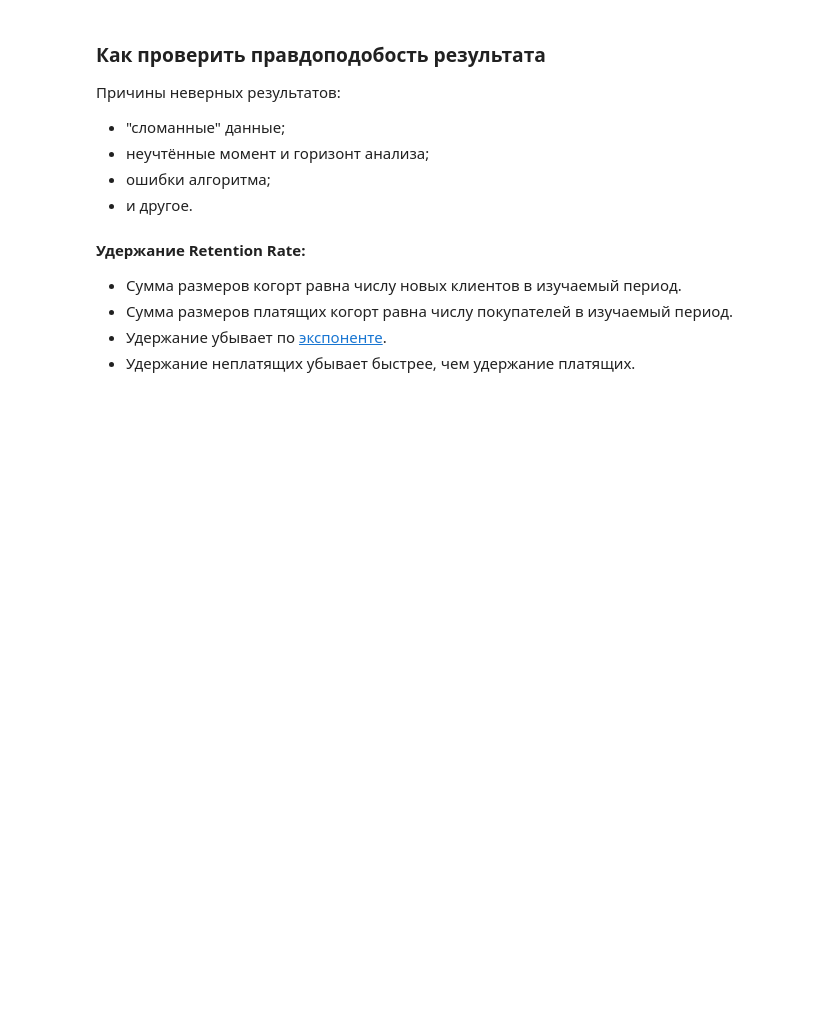
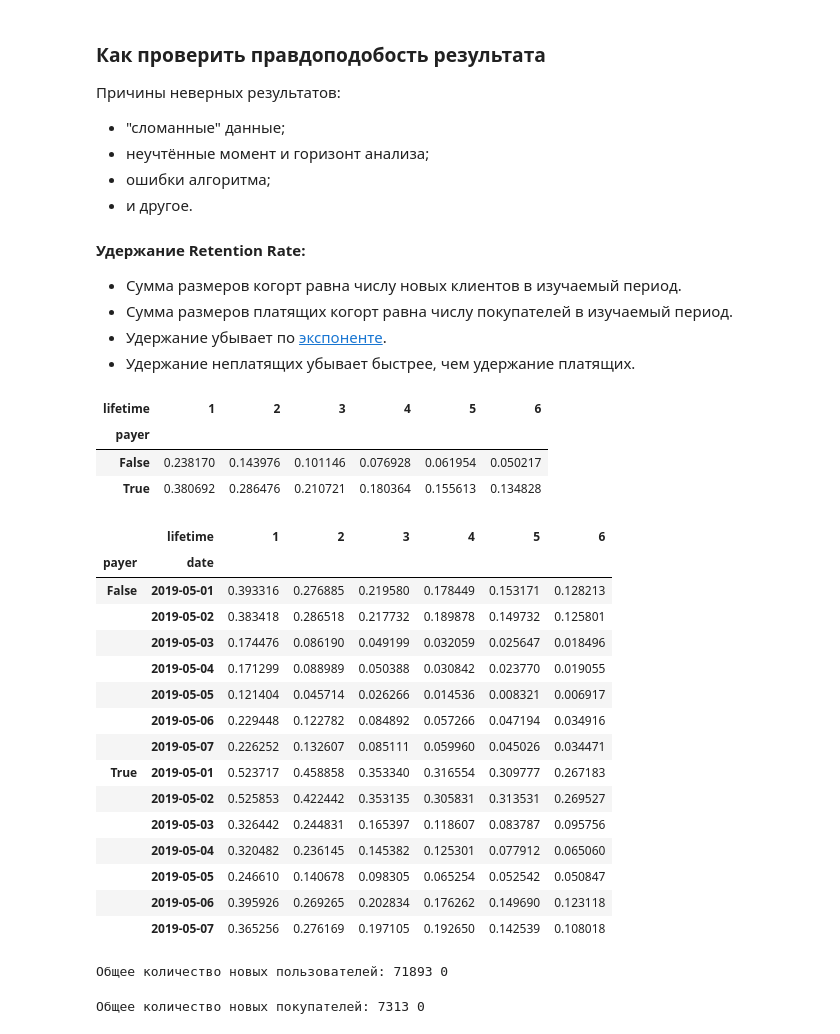
Before and after one commit to okeangel/da_portfolio, a Jupyter notebook: templates/marketing_data_analytics.ipynb, the cells around one changed output. Cells and saved outputs as stored; diff of their text form; code cells hidden in the pictures; blank space fills up the shorter version.

```diff
--- a/templates/marketing_data_analytics.ipynb
+++ b/templates/marketing_data_analytics.ipynb
@@ -2833,3 +2833,58 @@ plt.show()
 - Сумма размеров платящих когорт равна числу покупателей в изучаемый период.
 - Удержание убывает по [экспоненте](https://ru.wikipedia.org/wiki/Экспонента).
 - Удержание неплатящих убывает быстрее, чем удержание платящих.
+# %%
+retention
+# %% [output]
+| lifetime | 1 | 2 | 3 | 4 | 5 | 6 |
+| payer |  |  |  |  |  |  |
+| False | 0.238170 | 0.143976 | 0.101146 | 0.076928 | 0.061954 | 0.050217 |
+| True | 0.380692 | 0.286476 | 0.210721 | 0.180364 | 0.155613 | 0.134828 |
+# %%
+retention_hist
+# %% [output]
+|  | lifetime | 1 | 2 | 3 | 4 | 5 | 6 |
+| payer | date |  |  |  |  |  |  |
+| False | 2019-05-01 | 0.393316 | 0.276885 | 0.219580 | 0.178449 | 0.153171 | 0.128213 |
+|  | 2019-05-02 | 0.383418 | 0.286518 | 0.217732 | 0.189878 | 0.149732 | 0.125801 |
+|  | 2019-05-03 | 0.174476 | 0.086190 | 0.049199 | 0.032059 | 0.025647 | 0.018496 |
+|  | 2019-05-04 | 0.171299 | 0.088989 | 0.050388 | 0.030842 | 0.023770 | 0.019055 |
+|  | 2019-05-05 | 0.121404 | 0.045714 | 0.026266 | 0.014536 | 0.008321 | 0.006917 |
+|  | 2019-05-06 | 0.229448 | 0.122782 | 0.084892 | 0.057266 | 0.047194 | 0.034916 |
+|  | 2019-05-07 | 0.226252 | 0.132607 | 0.085111 | 0.059960 | 0.045026 | 0.034471 |
+| True | 2019-05-01 | 0.523717 | 0.458858 | 0.353340 | 0.316554 | 0.309777 | 0.267183 |
+|  | 2019-05-02 | 0.525853 | 0.422442 | 0.353135 | 0.305831 | 0.313531 | 0.269527 |
+|  | 2019-05-03 | 0.326442 | 0.244831 | 0.165397 | 0.118607 | 0.083787 | 0.095756 |
+|  | 2019-05-04 | 0.320482 | 0.236145 | 0.145382 | 0.125301 | 0.077912 | 0.065060 |
+|  | 2019-05-05 | 0.246610 | 0.140678 | 0.098305 | 0.065254 | 0.052542 | 0.050847 |
+|  | 2019-05-06 | 0.395926 | 0.269265 | 0.202834 | 0.176262 | 0.149690 | 0.123118 |
+|  | 2019-05-07 | 0.365256 | 0.276169 | 0.197105 | 0.192650 | 0.142539 | 0.108018 |
+# %%
+report = profiles.query(
+     # в профилях находим пользователей, привлечённых с 1 по 5 мая
+    'datetime.date(2019, 5, 1) <= date <= datetime.date(2019, 5, 7)'
+)
+print(
+    # считаем уникальных пользователей в профилях и складываем размеры когорт
+    'Общее количество новых пользователей: {} {}'.format(
+        len(report['user_id'].unique()),
+        0 # retention['cohort_size'].sum()
+    )
+)
+# %% [output]
+Общее количество новых пользователей: 71893 0
+# %%
+report = profiles.query(
+    # в профилях находим платящих пользователей, привлечённых с 1 по 5 мая
+    'datetime.date(2019, 5, 1) <= date <= datetime.date(2019, 5, 7) and payer == True'
+)
+print(
+    # считаем уникальных платящих пользователей в профилях
+    # и складываем размеры платящих когорт
+    'Общее количество новых покупателей: {} {}'.format(
+        len(report['user_id'].unique()),
+        0 #retention.query('payer == True')['cohort_size'].sum(),
+    )
+)
+# %% [output]
+Общее количество новых покупателей: 7313 0
```
Also changed, not shown: parts of 10 cells of this notebook.
